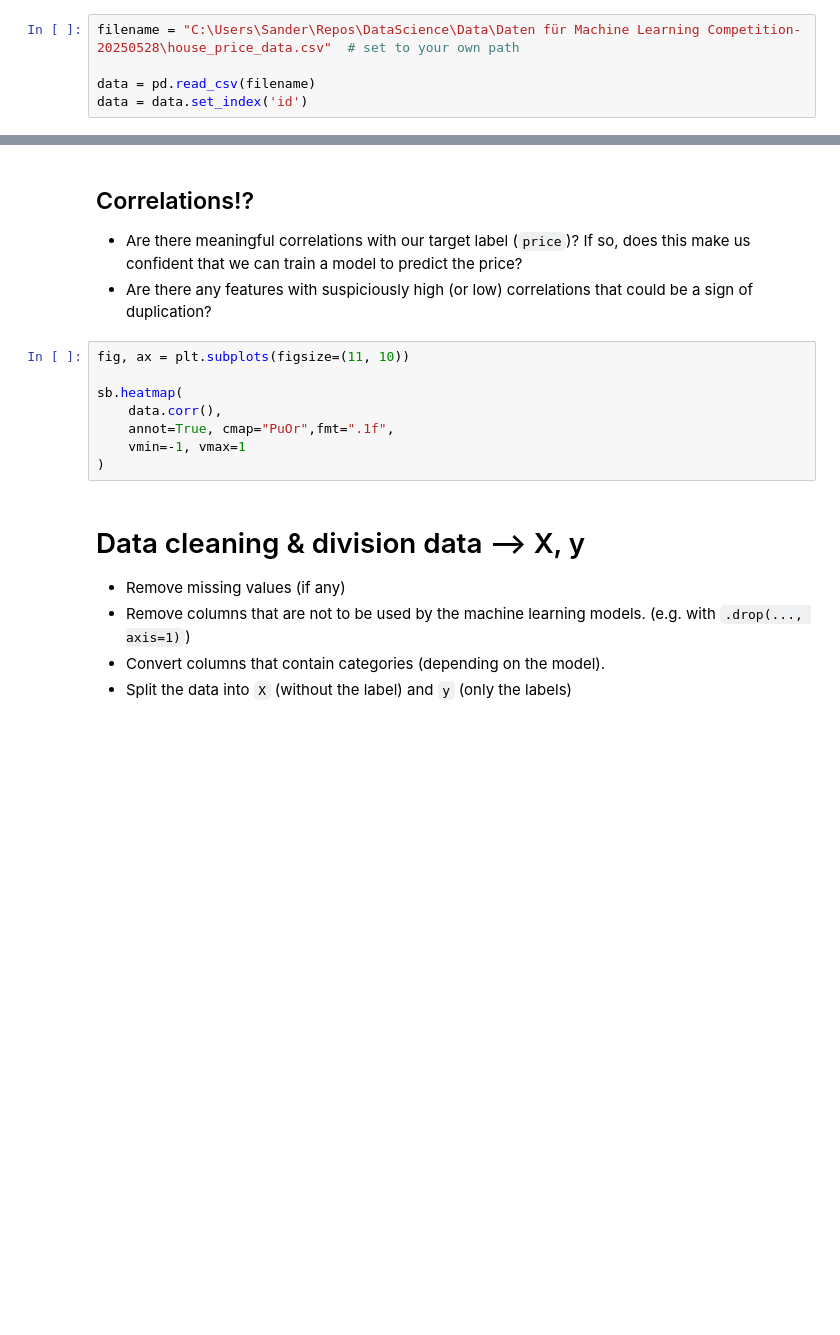
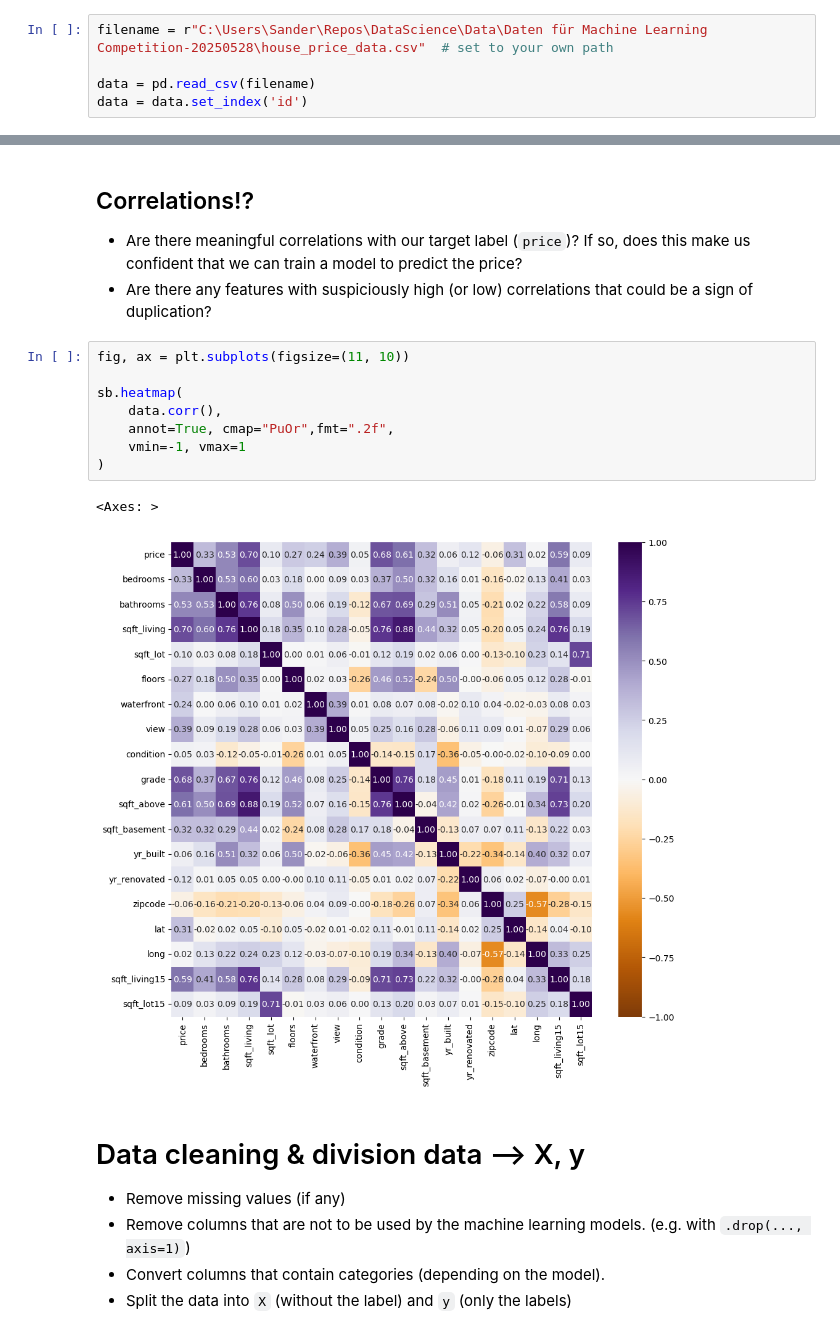
Before and after one commit to SanderTeb/DataScience, a Jupyter notebook: data_science_ML_competition_template.ipynb, the cells around one changed output, grey strips where cells are left out. Saved outputs shown, nothing was run; the diff lists cells and outputs as text; blank space fills up the shorter version.

```diff
--- a/data_science_ML_competition_template.ipynb
+++ b/data_science_ML_competition_template.ipynb
@@ -30,7 +30,7 @@ pd.set_option('display.max_columns', 100)
 
 --> `.describe()` & `.info()`
 # %%
-filename = "C:\Users\Sander\Repos\DataScience\Data\Daten für Machine Learning Competition-20250528\house_price_data.csv"  # set to your own path
+filename = r"C:\Users\Sander\Repos\DataScience\Data\Daten für Machine Learning Competition-20250528\house_price_data.csv"  # set to your own path
 
 data = pd.read_csv(filename)
 data = data.set_index('id')
@@ -52,11 +90,14 @@ plt.show()
 # %%
 fig, ax = plt.subplots(figsize=(11, 10))
 
 sb.heatmap(
     data.corr(),
-    annot=True, cmap="PuOr",fmt=".1f",
+    annot=True, cmap="PuOr",fmt=".2f",
     vmin=-1, vmax=1
 )
+# %% [output]
+<Axes: >
+[figure, added]
 # %% [markdown]
 # Data cleaning & division data --> X, y
 - Remove missing values (if any)
```
Also changed, not shown: parts of 36 cells of this notebook.
